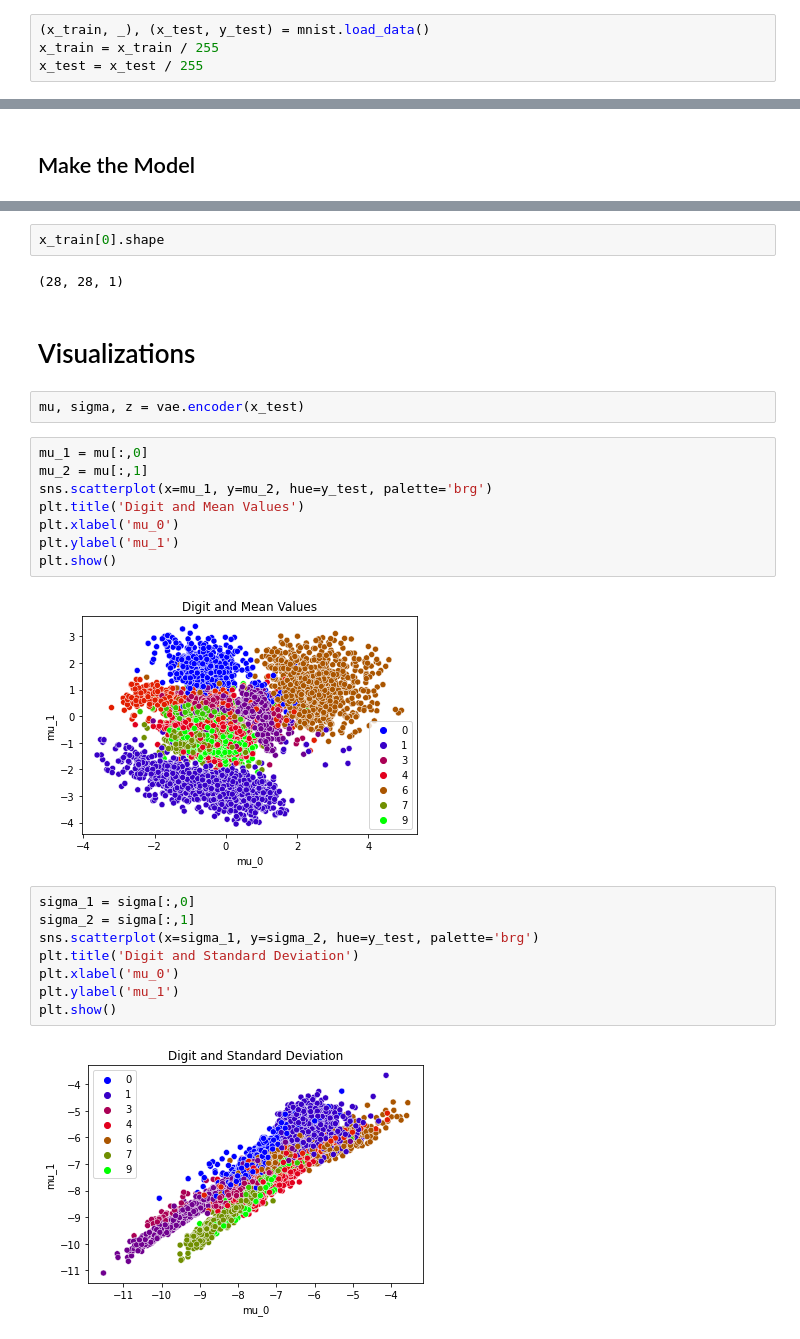
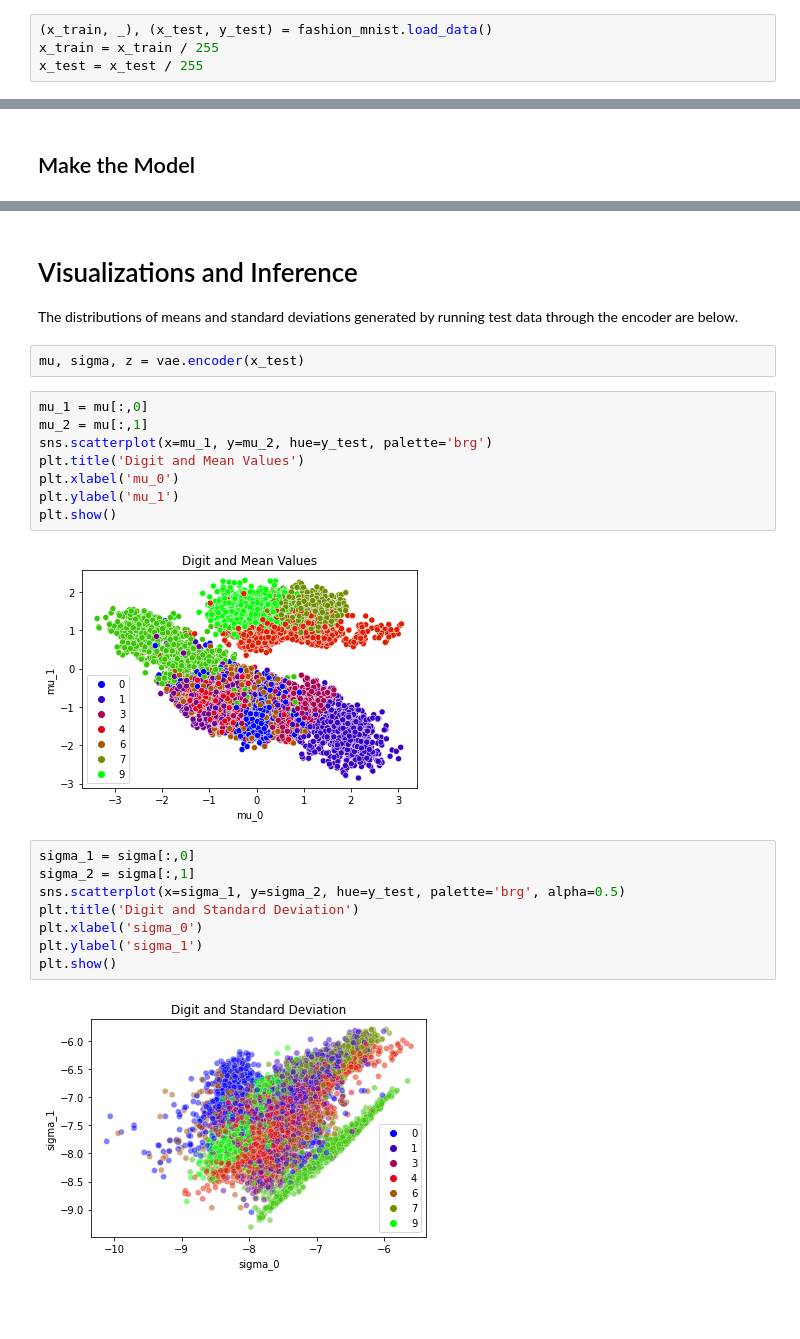
Before and after one commit to penichols10/generative-models, a Jupyter notebook: variational autoencoder.ipynb, the cells around one changed output, grey strips where cells are left out. Cells and saved outputs as stored; diff of their text form; blank space fills up the shorter version.

Commit message:
Used fashion MNIST for variational autoencoder.

```diff
--- a/variational autoencoder.ipynb
+++ b/variational autoencoder.ipynb
@@ -25,7 +26,7 @@ Note the standard normal distribution is (obviously) not learned. So you don't r
 # %% [markdown]
 # Load Data
 # %%
-(x_train, _), (x_test, y_test) = mnist.load_data()
+(x_train, _), (x_test, y_test) = fashion_mnist.load_data()
 x_train = x_train / 255
 x_test = x_test / 255
 # %%
@@ -177,10 +179,7 @@ Epoch 10/10
 <keras.callbacks.History at 0x...>
-# %%
-x_train[0].shape
-# %% [output]
-(28, 28, 1)
-# %% [markdown]
-# Visualizations
+# %% [markdown]
+# Visualizations and Inference
+The distributions of means and standard deviations generated by running test data through the encoder are below.
 # %%
 mu, sigma, z = vae.encoder(x_test)
 # %%
@@ -192,14 +191,14 @@ plt.xlabel('mu_0')
 plt.ylabel('mu_1')
 plt.show()
 # %% [output]
-[figure, old version]
+[figure, new version]
 # %%
 sigma_1 = sigma[:,0]
 sigma_2 = sigma[:,1]
-sns.scatterplot(x=sigma_1, y=sigma_2, hue=y_test, palette='brg')
+sns.scatterplot(x=sigma_1, y=sigma_2, hue=y_test, palette='brg', alpha=0.5)
 plt.title('Digit and Standard Deviation')
-plt.xlabel('mu_0')
-plt.ylabel('mu_1')
+plt.xlabel('sigma_0')
+plt.ylabel('sigma_1')
 plt.show()
 # %% [output]
-[figure, old version]
+[figure, new version]
```
Also changed, not shown: parts of 7 cells of this notebook, 1 other file.
